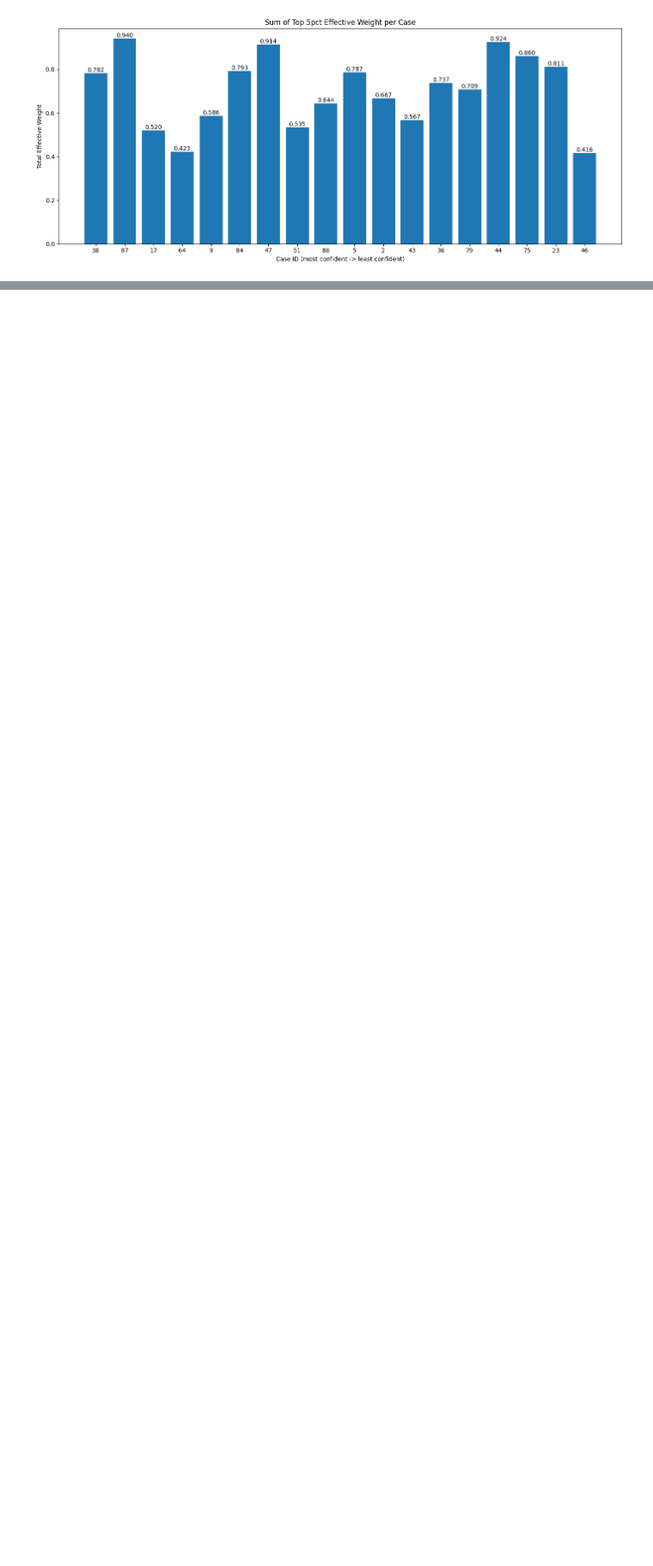
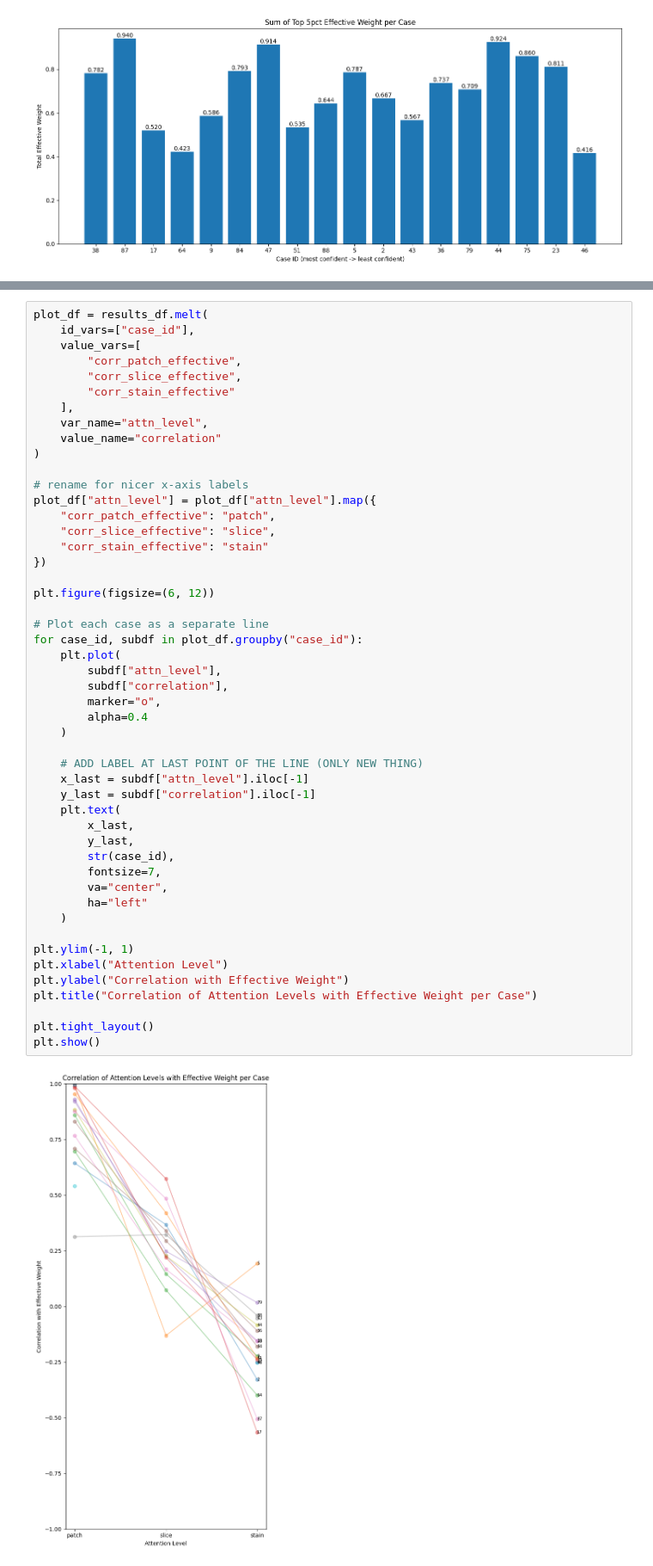
Before and after one commit to arvindkrishna87/STAT390_CMIL_Fall2025, a Jupyter notebook: Code/MIL/MIL_trainer_17Nov_Luna/visualize_predictions.ipynb, the cells around one changed output, grey strips where cells are left out. Shown at 86% size. Saved outputs shown, nothing was run; the diff lists cells and outputs as text; blank space fills up the shorter version.

```diff
--- a/Code/MIL/MIL_trainer_17Nov_Luna/visualize_predictions.ipynb
+++ b/Code/MIL/MIL_trainer_17Nov_Luna/visualize_predictions.ipynb
@@ -202,0 +269,51 @@ plt.show()
+# %%
+plot_df = results_df.melt(
+    id_vars=["case_id"],
+    value_vars=[
+        "corr_patch_effective",
+        "corr_slice_effective",
+        "corr_stain_effective"
+    ],
+    var_name="attn_level",
+    value_name="correlation"
+)
+
+# rename for nicer x-axis labels
+plot_df["attn_level"] = plot_df["attn_level"].map({
+    "corr_patch_effective": "patch",
+    "corr_slice_effective": "slice",
+    "corr_stain_effective": "stain"
+})
+
+plt.figure(figsize=(6, 12))
+
+# Plot each case as a separate line
+for case_id, subdf in plot_df.groupby("case_id"):
+    plt.plot(
+        subdf["attn_level"],
+        subdf["correlation"],
+        marker="o",
+        alpha=0.4
+    )
+
+    # ADD LABEL AT LAST POINT OF THE LINE (ONLY NEW THING)
+    x_last = subdf["attn_level"].iloc[-1]
+    y_last = subdf["correlation"].iloc[-1]
+    plt.text(
+        x_last,
+        y_last,
+        str(case_id),
+        fontsize=7,
+        va="center",
+        ha="left"
+    )
+
+plt.ylim(-1, 1)
+plt.xlabel("Attention Level")
+plt.ylabel("Correlation with Effective Weight")
+plt.title("Correlation of Attention Levels with Effective Weight per Case")
+
+plt.tight_layout()
+plt.show()
+# %% [output]
+[figure, added]
```
Also changed, not shown: parts of 8 cells of this notebook, 2 other files.
